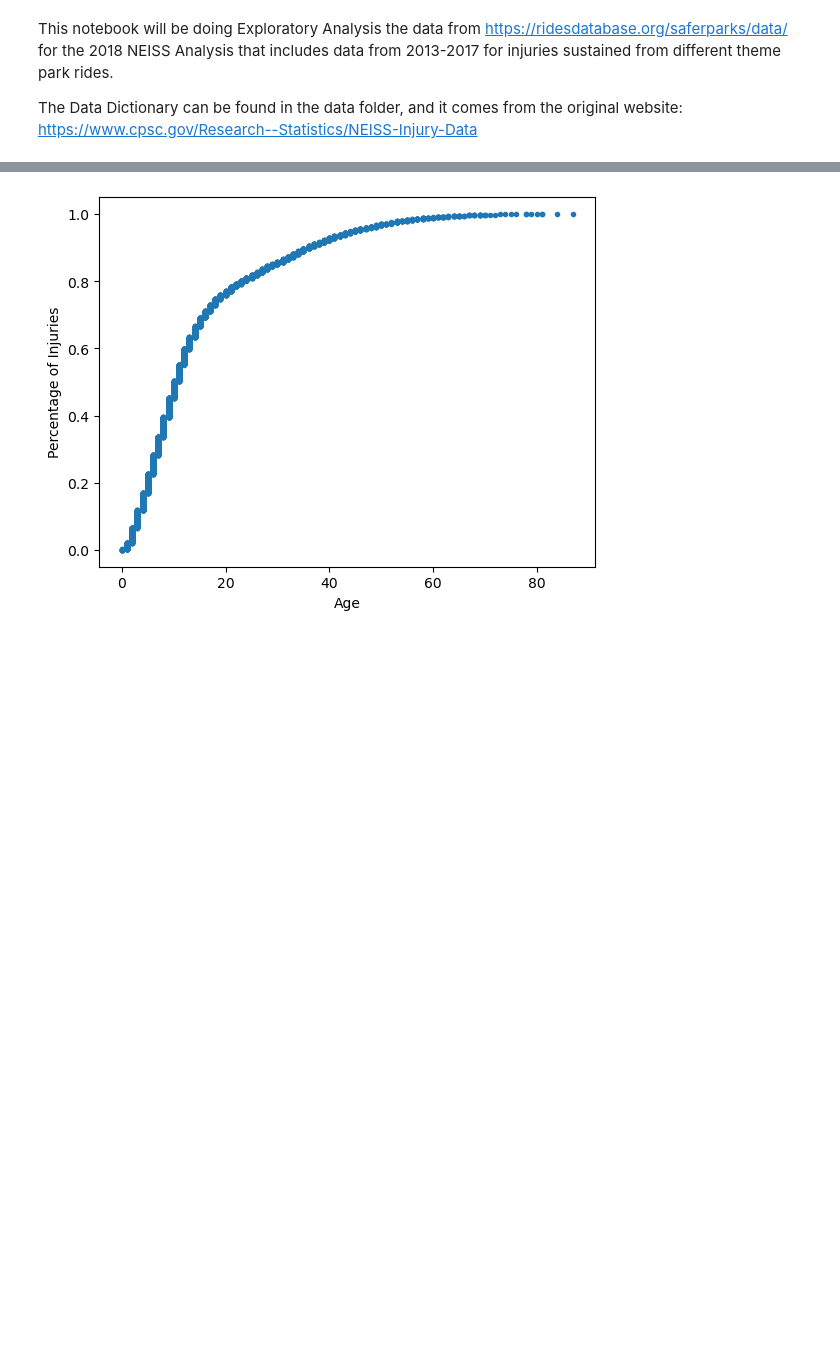
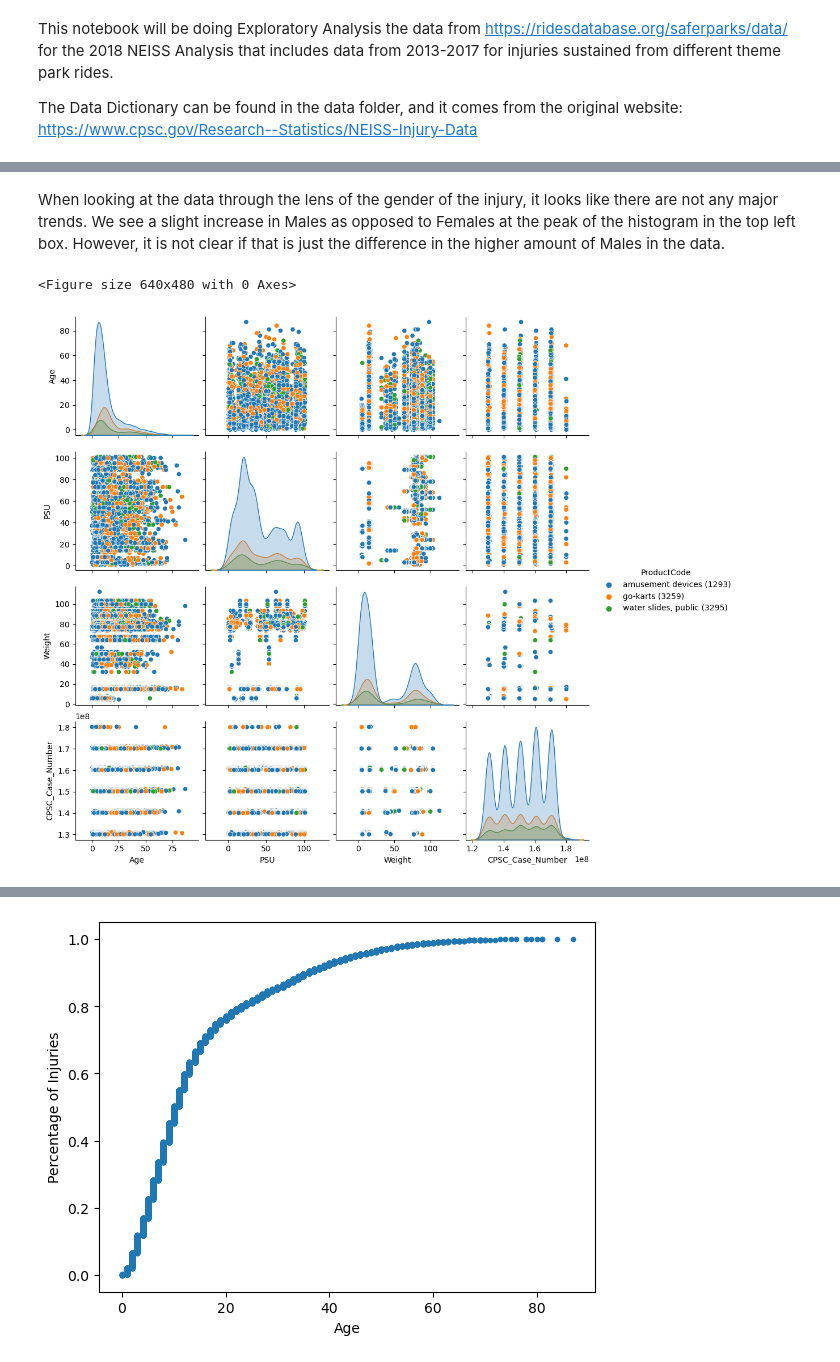
Before and after one commit to mcoulombe021/Springboard, a Jupyter notebook: Capstone 2/Capstone 2 - EDA.ipynb, the cells around one changed output, grey strips where cells are left out. Saved outputs shown, nothing was run; the diff lists cells and outputs as text; code cells hidden in the pictures; blank space fills up the shorter version.

```diff
--- a/Capstone 2/Capstone 2 - EDA.ipynb
+++ b/Capstone 2/Capstone 2 - EDA.ipynb
@@ -56,0 +80,9 @@ sns.pairplot(data)
+# %% [markdown]
+When looking at the data through the lens of the gender of the injury, it looks like there are not any major trends. We see a slight increase in Males as opposed to Females at the peak of the histogram in the top left box. However, it is not clear if that is just the difference in the higher amount of Males in the data.
+# %%
+plt.clf()
+sns.pairplot(data, hue='ProductCode')
+plt.show()
+# %% [output]
+<Figure size 640x480 with 0 Axes>
+[figure, added]
```
Also changed, not shown: parts of 50 cells of this notebook.
